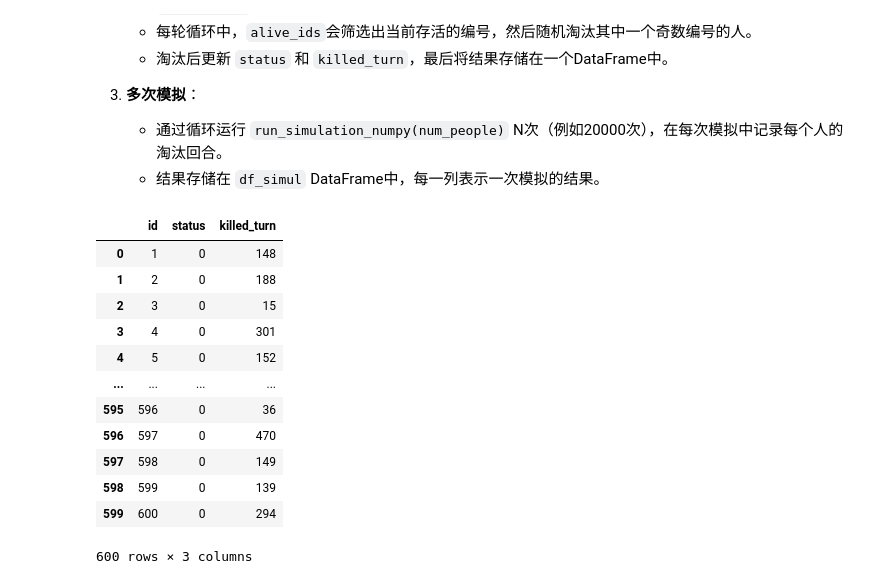
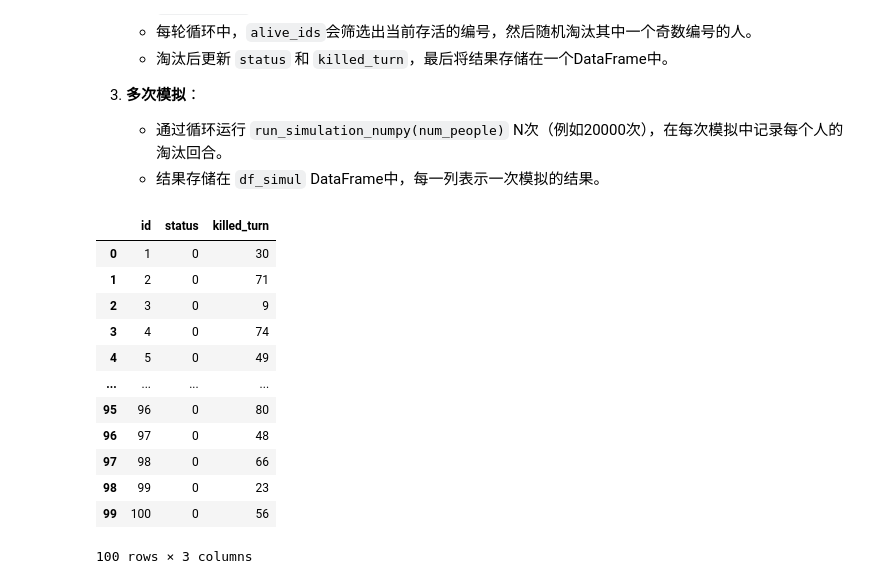
Before and after one commit to Republic1024/RandomKillSimulation, a Jupyter notebook: random_kill_final.ipynb, the cells around one changed output. Drawn from its saved outputs; the diff is of its cells as text; code cells hidden in the pictures.

```diff
--- a/random_kill_final.ipynb
+++ b/random_kill_final.ipynb
@@ -63,44 +63,78 @@ def run_simulation_numpy(num_people):
 
     for turn in range(num_people):
         alive_ids = ids[status == 1]  # 获取当前存活的ID
         if len(alive_ids) == 0:  # 如果没有存活者，提前退出循环
             break
 
         kill_id = random_kill_list(alive_ids) - 1  # 选择要淘汰的ID
 
         status[kill_id] = 0  # 标记为淘汰
         killed_turn[kill_id] = turn + 1  # 记录淘汰回合
 
     # 转换为 DataFrame
     df = pd.DataFrame({
         "id": ids,
         "status": status,
         "killed_turn": killed_turn
     })
 
     return df
 
 
+def random_kill_optimized(alive_ids):
+    # Vectorized way to choose a random alive person to kill
+    return np.random.choice(alive_ids)
+
+
+def run_simulation_optimized(num_people):
+    # Initialize arrays
+    ids = np.arange(1, num_people + 1)
+    status = np.ones(num_people, dtype=int)  # 1表示存活
+    killed_turn = np.full(num_people, -1)  # 初始化淘汰回合
+
+    alive_ids = np.arange(num_people)
+
+    for turn in range(num_people - 1):
+        if len(alive_ids) == 0:  # 如果没有存活者，提前退出循环
+            break
+
+        kill_id = random_kill_optimized(alive_ids)  # Choose ID to kill
+        status[kill_id] = 0  # Mark as killed
+        killed_turn[kill_id] = turn + 1  # Record the turn when killed
+
+        alive_ids = alive_ids[alive_ids
+                              != kill_id]  # Remove killed ID from alive list
+
+    # Convert to DataFrame
+    df = pd.DataFrame({
+        "id": ids,
+        "status": status,
+        "killed_turn": killed_turn
+    })
+
+    return df
+
+
 #
-num_people = 600
-N = 30000
+num_people = 100
+N = 10000
 df_simul = pd.DataFrame({"id": range(1, 1 + num_people)})
 for i in tqdm_notebook(range(N)):
     result_df = run_simulation_numpy(num_people)
     df_simul[f'turn_{i}'] = result_df['killed_turn']
 
 result_df
 # %% [output]
 |  | id | status | killed_turn |
-| 0 | 1 | 0 | 148 |
-| 1 | 2 | 0 | 188 |
-| 2 | 3 | 0 | 15 |
-| 3 | 4 | 0 | 301 |
-| 4 | 5 | 0 | 152 |
+| 0 | 1 | 0 | 30 |
+| 1 | 2 | 0 | 71 |
+| 2 | 3 | 0 | 9 |
+| 3 | 4 | 0 | 74 |
+| 4 | 5 | 0 | 49 |
 | ... | ... | ... | ... |
-| 595 | 596 | 0 | 36 |
-| 596 | 597 | 0 | 470 |
-| 597 | 598 | 0 | 149 |
-| 598 | 599 | 0 | 139 |
-| 599 | 600 | 0 | 294 |
+| 95 | 96 | 0 | 80 |
+| 96 | 97 | 0 | 48 |
+| 97 | 98 | 0 | 66 |
+| 98 | 99 | 0 | 23 |
+| 99 | 100 | 0 | 56 |
-600 rows × 3 columns
+100 rows × 3 columns
```
Also changed, not shown: parts of 9 cells of this notebook, 9 other files.
